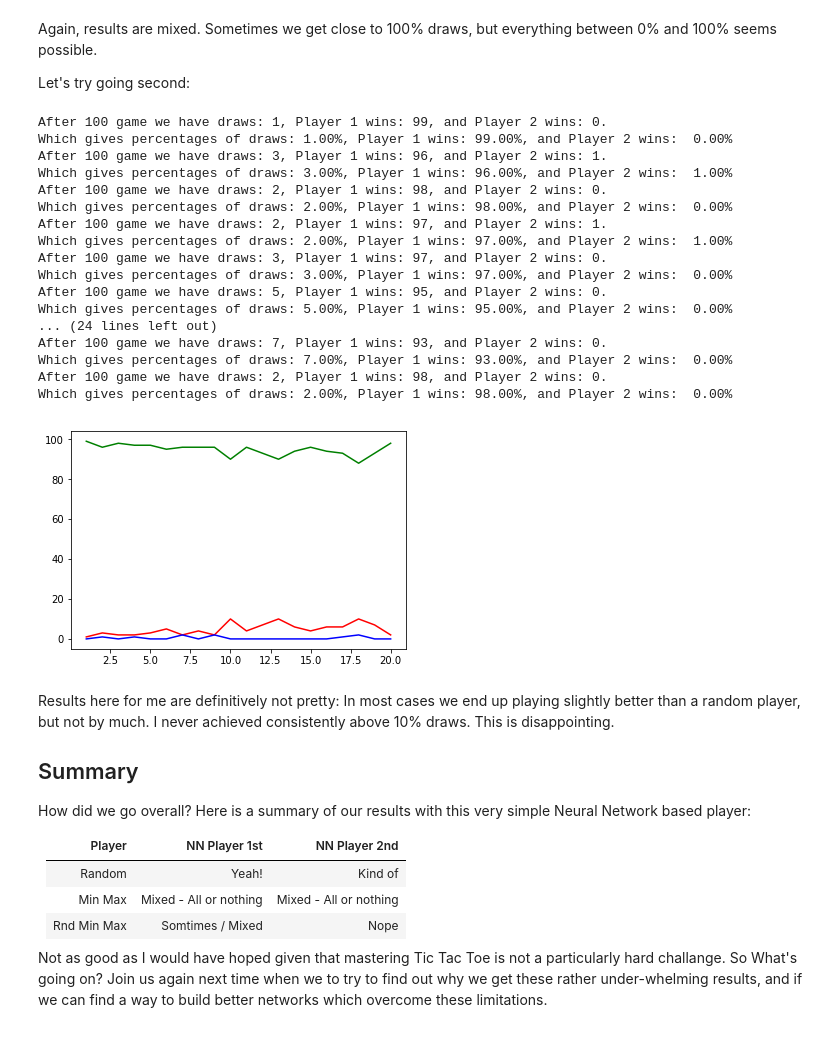
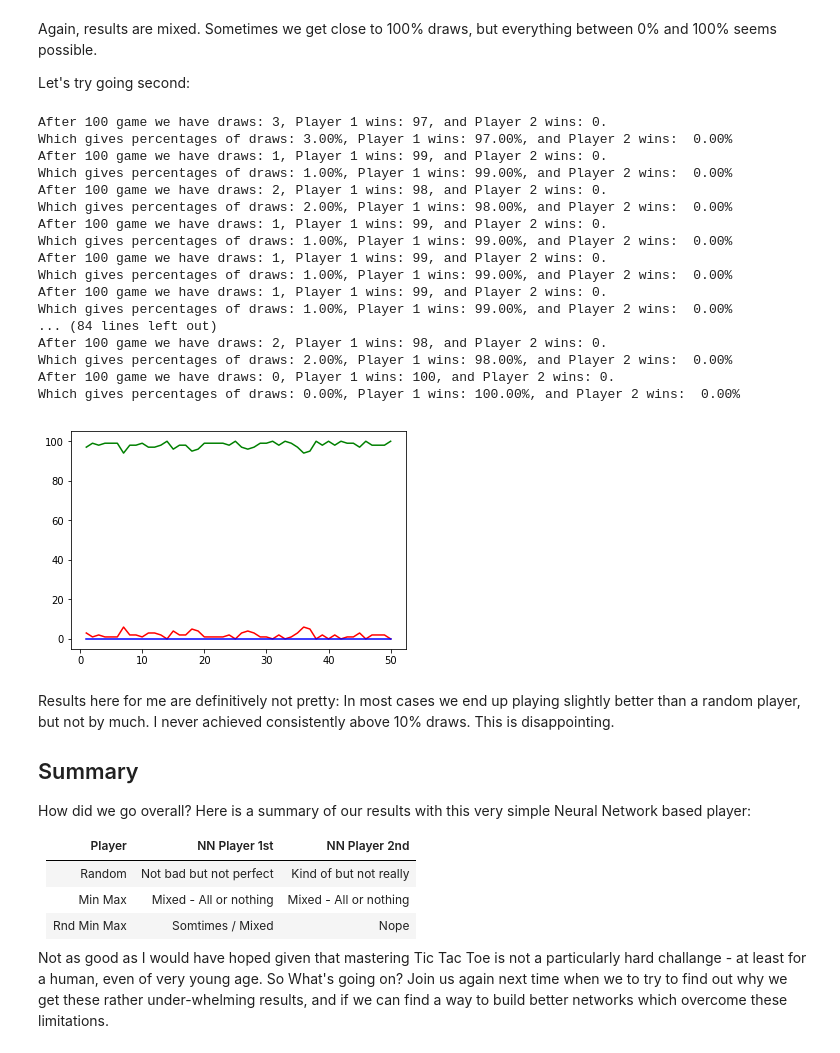
Before and after one commit to fcarsten/tic-tac-toe, a Jupyter notebook: Part 4 - Neural Network Q-Learning.ipynb, the cells around one changed output. Saved outputs shown, nothing was run; the diff lists cells and outputs as text; code cells hidden in the pictures.

```diff
--- a/Part 4 - Neural Network Q-Learning.ipynb
+++ b/Part 4 - Neural Network Q-Learning.ipynb
@@ -492,31 +501,31 @@ Let's try going second:
 # %%
 tf.reset_default_graph()
 
 nnplayer = NNQPlayer("QLearner1")
 rnd_mm_player = RndMinMaxAgent()
 
-game_number, p1_wins, p2_wins, draws = evaluate_players(rnd_mm_player, nnplayer, num_battles = 20)
+game_number, p1_wins, p2_wins, draws = evaluate_players(rnd_mm_player, nnplayer, num_battles = 50)
 
 p = plt.plot(game_number, draws, 'r-', game_number, p1_wins, 'g-', game_number, p2_wins, 'b-')
 # %% [output]
+After 100 game we have draws: 3, Player 1 wins: 97, and Player 2 wins: 0.
+Which gives percentages of draws: 3.00%, Player 1 wins: 97.00%, and Player 2 wins:  0.00%
 After 100 game we have draws: 1, Player 1 wins: 99, and Player 2 wins: 0.
 Which gives percentages of draws: 1.00%, Player 1 wins: 99.00%, and Player 2 wins:  0.00%
-After 100 game we have draws: 3, Player 1 wins: 96, and Player 2 wins: 1.
-Which gives percentages of draws: 3.00%, Player 1 wins: 96.00%, and Player 2 wins:  1.00%
 After 100 game we have draws: 2, Player 1 wins: 98, and Player 2 wins: 0.
 Which gives percentages of draws: 2.00%, Player 1 wins: 98.00%, and Player 2 wins:  0.00%
-After 100 game we have draws: 2, Player 1 wins: 97, and Player 2 wins: 1.
-Which gives percentages of draws: 2.00%, Player 1 wins: 97.00%, and Player 2 wins:  1.00%
-After 100 game we have draws: 3, Player 1 wins: 97, and Player 2 wins: 0.
-Which gives percentages of draws: 3.00%, Player 1 wins: 97.00%, and Player 2 wins:  0.00%
-After 100 game we have draws: 5, Player 1 wins: 95, and Player 2 wins: 0.
-Which gives percentages of draws: 5.00%, Player 1 wins: 95.00%, and Player 2 wins:  0.00%
-... (24 lines left out)
-After 100 game we have draws: 7, Player 1 wins: 93, and Player 2 wins: 0.
-Which gives percentages of draws: 7.00%, Player 1 wins: 93.00%, and Player 2 wins:  0.00%
+After 100 game we have draws: 1, Player 1 wins: 99, and Player 2 wins: 0.
+Which gives percentages of draws: 1.00%, Player 1 wins: 99.00%, and Player 2 wins:  0.00%
+After 100 game we have draws: 1, Player 1 wins: 99, and Player 2 wins: 0.
+Which gives percentages of draws: 1.00%, Player 1 wins: 99.00%, and Player 2 wins:  0.00%
+After 100 game we have draws: 1, Player 1 wins: 99, and Player 2 wins: 0.
+Which gives percentages of draws: 1.00%, Player 1 wins: 99.00%, and Player 2 wins:  0.00%
+... (84 lines left out)
 After 100 game we have draws: 2, Player 1 wins: 98, and Player 2 wins: 0.
 Which gives percentages of draws: 2.00%, Player 1 wins: 98.00%, and Player 2 wins:  0.00%
+After 100 game we have draws: 0, Player 1 wins: 100, and Player 2 wins: 0.
+Which gives percentages of draws: 0.00%, Player 1 wins: 100.00%, and Player 2 wins:  0.00%
-[figure, old version]
+[figure, new version]
 # %% [markdown]
 Results here for me are definitively not pretty: In most cases we end up playing slightly better than a random player, but not by much. I never achieved consistently above 10% draws. This is disappointing.
 
@@ -526,8 +535,8 @@ How did we go overall? Here is a summary of our results with this very simple Ne
 
 | Player | NN Player 1st | NN Player 2nd |
 | --- | --- | --- |
-| Random | Yeah!    | Kind of |
+| Random | Not bad but not perfect    | Kind of but not really |
 | Min Max | Mixed - All or nothing    | Mixed - All or nothing  |
 | Rnd Min Max | Somtimes / Mixed | Nope |
 
-Not as good as I would have hoped given that mastering Tic Tac Toe is not a particularly hard challange. So What's going on? Join us again next time when we to try to find out why we get these rather under-whelming results, and if we can find a way to build better networks which overcome these limitations.
+Not as good as I would have hoped given that mastering Tic Tac Toe is not a particularly hard challange - at least for a human, even of very young age. So What's going on? Join us again next time when we to try to find out why we get these rather under-whelming results, and if we can find a way to build better networks which overcome these limitations.
```
Also changed, not shown: parts of 13 cells of this notebook, 4 other files.
